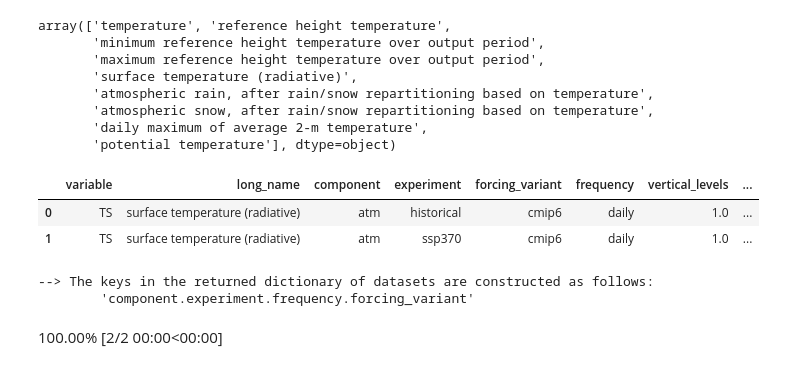
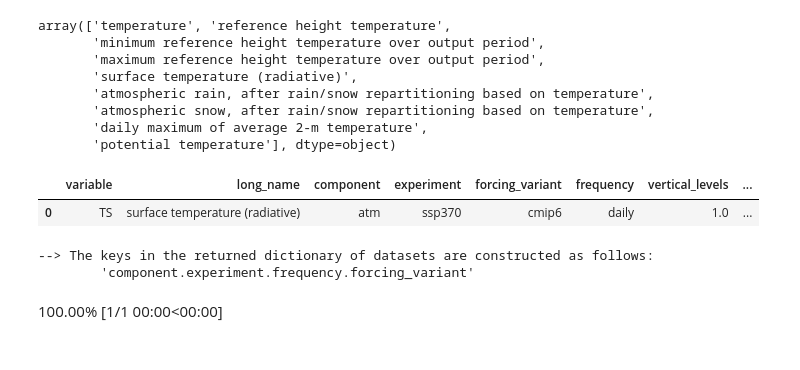
Before and after one commit to petersherman123/student-summer-2022, a Jupyter notebook: intake-CESM_LE.ipynb, the cells around one changed output. Cells and saved outputs as stored; diff of their text form; code cells hidden in the pictures.

```diff
--- a/intake-CESM_LE.ipynb
+++ b/intake-CESM_LE.ipynb
@@ -20,19 +20,24 @@ array(['temperature', 'reference height temperature',
        'potential temperature'], dtype=object)
 # %%
 # subset = cat.search(variable='TS',frequency='daily')
-subset = cat.search(variable='TS',frequency='daily',forcing_variant='cmip6')
+subset = cat.search(variable='TS',frequency='daily',forcing_variant='cmip6',experiment='ssp370')
 subset.df
 # %% [output]
 |  | variable | long_name | component | experiment | forcing_variant | frequency | vertical_levels | ... |
-| 0 | TS | surface temperature (radiative) | atm | historical | cmip6 | daily | 1.0 | ... |
-| 1 | TS | surface temperature (radiative) | atm | ssp370 | cmip6 | daily | 1.0 | ... |
+| 0 | TS | surface temperature (radiative) | atm | ssp370 | cmip6 | daily | 1.0 | ... |
 # %%
 with dask.config.set(**{'array.slicing.split_large_chunks': True}):
     dsets = subset.to_dataset_dict()
-# %% [output]
---> The keys in the returned dictionary of datasets are constructed as follows:
-        'component.experiment.frequency.forcing_variant'
-100.00% [2/2 00:00<00:00]
+# %%
+dsets = subset.to_dataset_dict(
+  zarr_kwargs={'consolidated': True, 'decode_times':True},
+  aggregate=True,
+  storage_options={'anon': 'True'}
+)
+# %% [output]
+--> The keys in the returned dictionary of datasets are constructed as follows:
+        'component.experiment.frequency.forcing_variant'
+100.00% [1/1 00:00<00:00]
 # %%
 def subset_ds(ds):
     # Subset for TBOT and choose Boulder, Colorado's lat and lon and convert to degC
```
Also changed, not shown: parts of 2 cells of this notebook.
